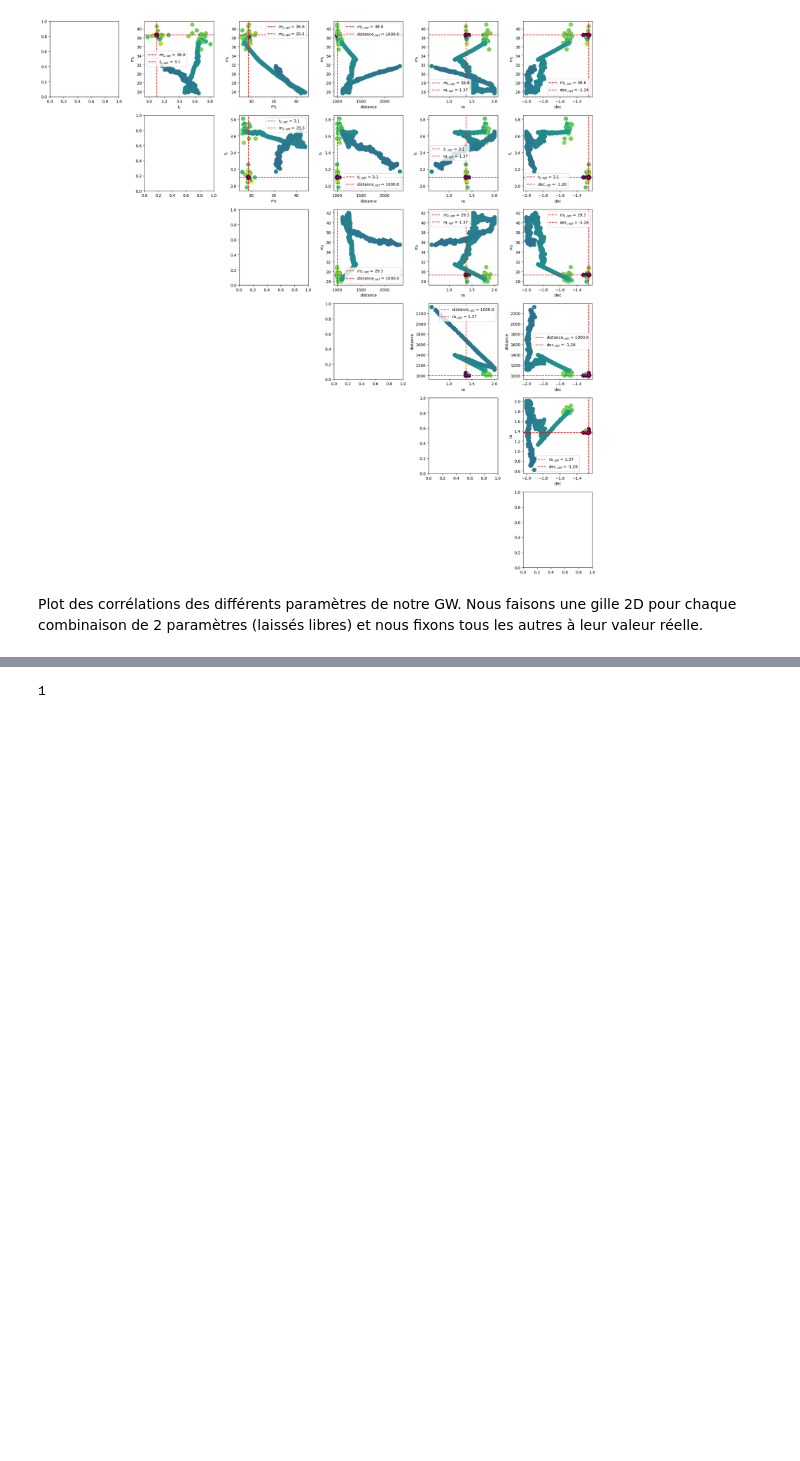
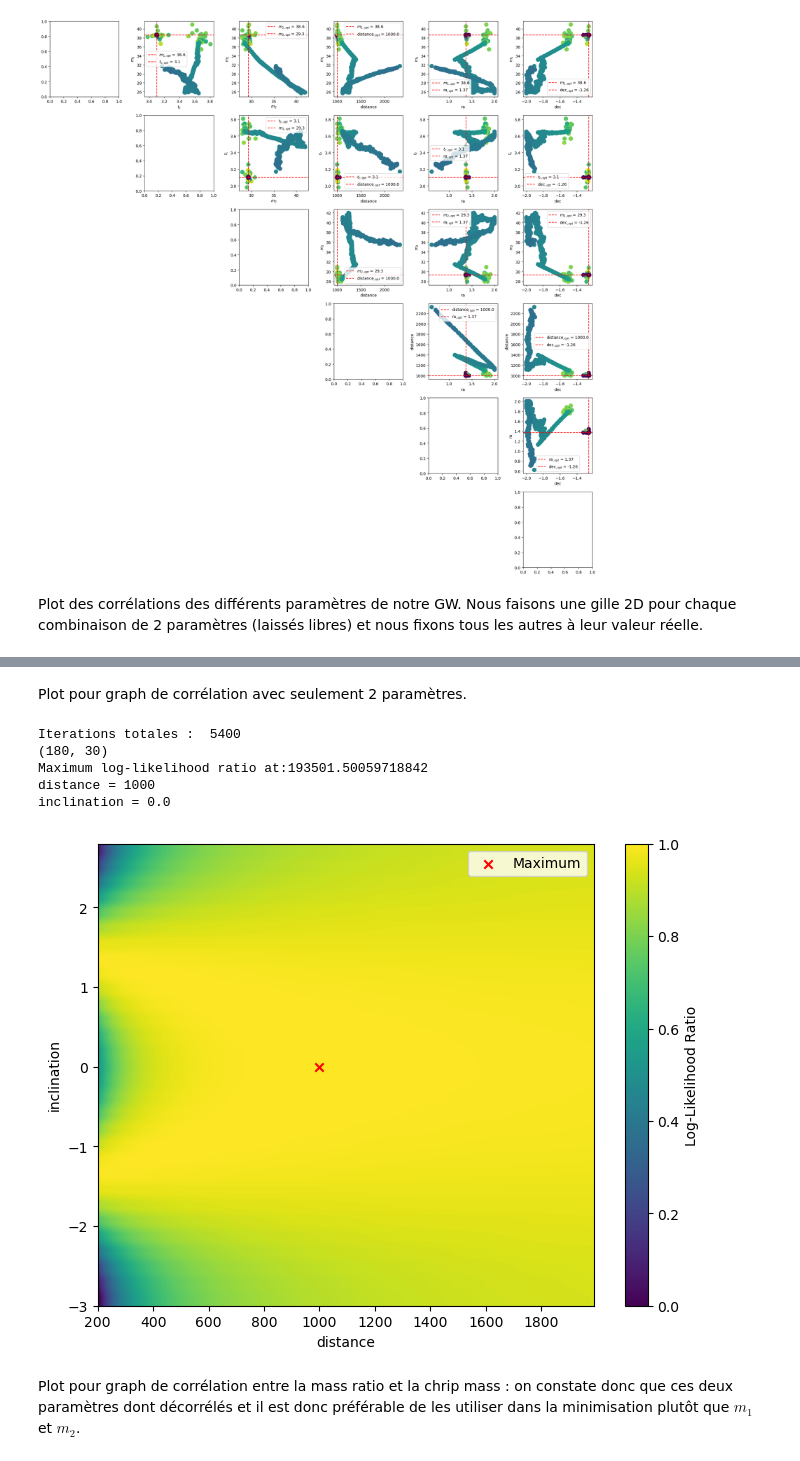
Before and after one commit to Glorieux-Victor/Internship_Victor_CBC_ET, a Jupyter notebook: likelihood_gaussian_pycbc_adrian.ipynb, the cells around one changed output, grey strips where cells are left out. Cells and saved outputs as stored; diff of their text form; code cells hidden in the pictures; blank space fills up the shorter version.

```diff
--- a/likelihood_gaussian_pycbc_adrian.ipynb
+++ b/likelihood_gaussian_pycbc_adrian.ipynb
@@ -440,10 +463,69 @@ plt.savefig('plot_m1_m2_avec_autres_params')
-# %%
-indexes_params = pd.DataFrame(data={'tc': [0], 'mass1': [1],
-                                     'mass2': [2], 'distance': [3], 'ra' : [4], 'dec' : [5]}, index=[0])
-
-print(params_dataFrame_glob.columns.get_loc('mass1')-1)
-# %% [output]
-1
+# %% [markdown]
+Plot pour graph de corrélation avec seulement 2 paramètres.
+# %%
+model.update(tc=cbc_params['tc'], mass1 = cbc_params['mass1'], mass2 = cbc_params['mass2'], inclination = 0,
+                distance = cbc_params['distance'], ra = cbc_params['ra'], dec = cbc_params['dec'])
+
+#Params =============================
+Nom = 'V4'
+param_x_name = 'distance'
+param_y_name = 'inclination'
+borne_x = 500
+ech_x = 10
+borne_y = 3
+ech_y = 0.2
+#====================================
+
+x_grid = np.arange(cbc_params[param_x_name] - borne_x, cbc_params[param_x_name] + borne_x, ech_x)
+y_grid = np.arange(cbc_params[param_y_name] - borne_y, cbc_params[param_y_name] + borne_y, ech_y)
+
+print("Iterations totales : ",len(x_grid)*len(y_grid))
+k=0
+
+ll_ratio_grid_unit = np.zeros((len(x_grid), len(y_grid)))
+print(ll_ratio_grid_unit.shape)
+
+for i, x_ in enumerate(x_grid):
+    for j, y_ in enumerate(y_grid):
+        params = {param_x_name : x_ ,  param_y_name : y_} #Les paramètres que l'on souhaite modifier sur le modèle de notre GW
+        model.update(**params) #Modification du modèle
+        ll_ratio_grid_unit[i,j] = model.loglr #calcul du likelihood ratio
+        k +=1 #Compteur du nombre d'itérations
+        print ("Iteration : {}, likelihood : {}".format(k,ll_ratio_grid_unit[i,j]), end="\r")
+        #time.sleep(0.1)
+
+max_index = np.unravel_index(np.argmax(ll_ratio_grid_unit), ll_ratio_grid_unit.shape)
+
+# Extract corresponding m1 and m2 values
+x_max = x_grid[max_index[0]]
+y_max = y_grid[max_index[1]]
+
+print("Maximum log-likelihood ratio at:")
+print(param_x_name + ' = ' + str(round(x_max,2)))
+print(param_y_name + " = " + str(round(y_max,2)))
+
+plt.figure(figsize=(8, 6))
+plt.imshow(ll_ratio_grid_unit.T,  # Transpose to align axes correctly
+        origin='lower',   # Make sure lower m1/m2 is at bottom-left
+        extent=[x_grid[0], x_grid[-1], y_grid[0], y_grid[-1]],
+        aspect='auto',    # Or use 'equal' if square pixels are desired
+        cmap='viridis')   # You can change colormap as desired
+plt.scatter(x_max, y_max, marker='x', color='red', label='Maximum')
+plt.legend()
+plt.colorbar(label='Log-Likelihood Ratio')
+plt.xlabel(r'distance')
+plt.ylabel(r'inclination')
+
+plt.savefig(Nom + "_" + param_x_name + "_" + param_x_name)
+# %% [output]
+Iterations totales :  5400
+(180, 30)
+Maximum log-likelihood ratio at:193501.50059718842
+distance = 1000
+inclination = 0.0
+[figure, added]
+# %% [markdown]
+Plot pour graph de corrélation entre la mass ratio et la chrip mass : on constate donc que ces deux paramètres dont décorrélés et il est donc préférable de les utiliser dans la minimisation plutôt que $m_1$ et $m_2$.
 # %%
 from pycbc.conversions import mchirp_from_mass1_mass2, q_from_mass1_mass2, mass1_from_mchirp_q, mass2_from_mchirp_q
 mchirp_true = mchirp_from_mass1_mass2(cbc_params["mass1"], cbc_params["mass2"])
```
Also changed, not shown: parts of 16 cells of this notebook, 3 other files.
